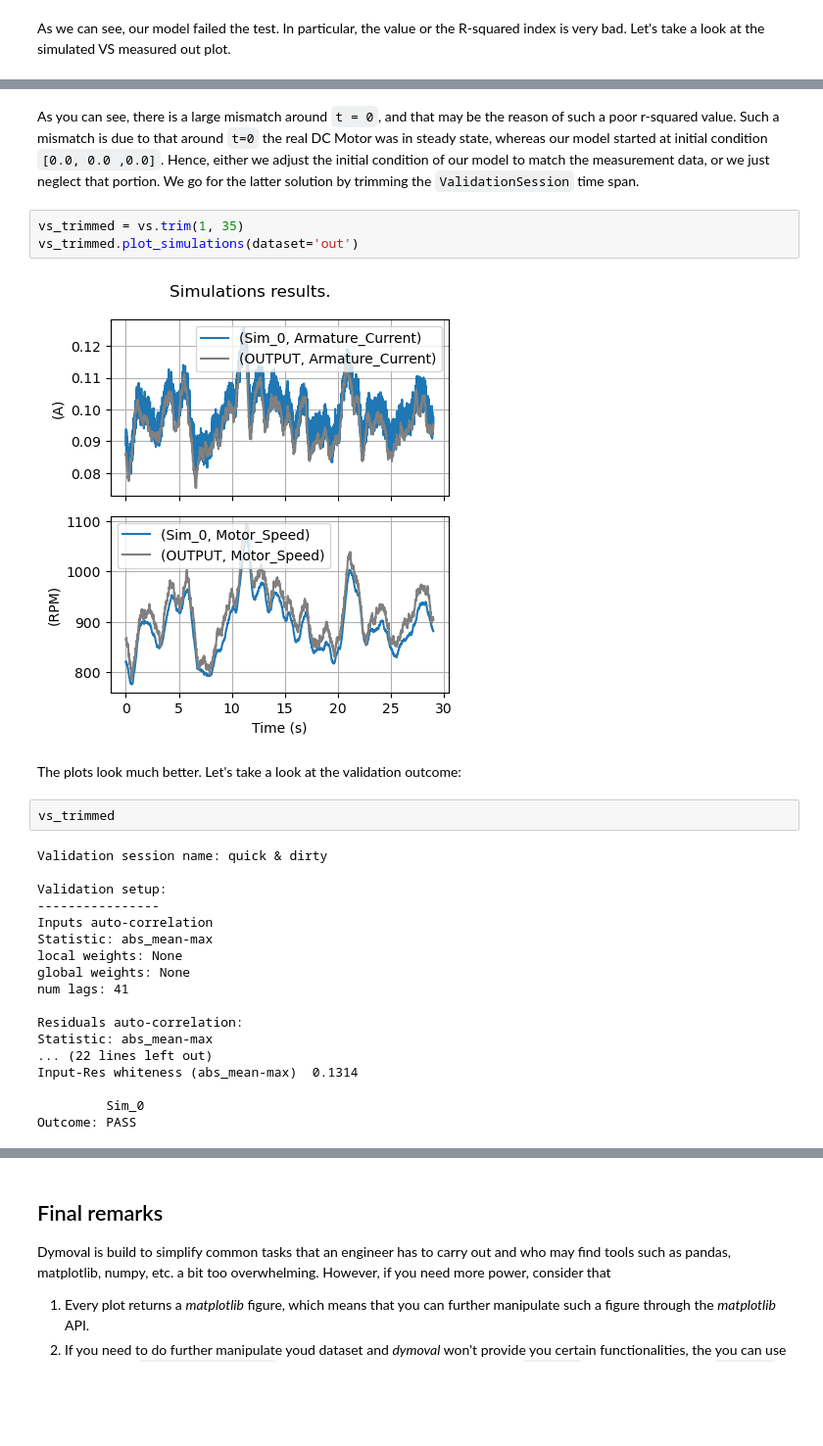
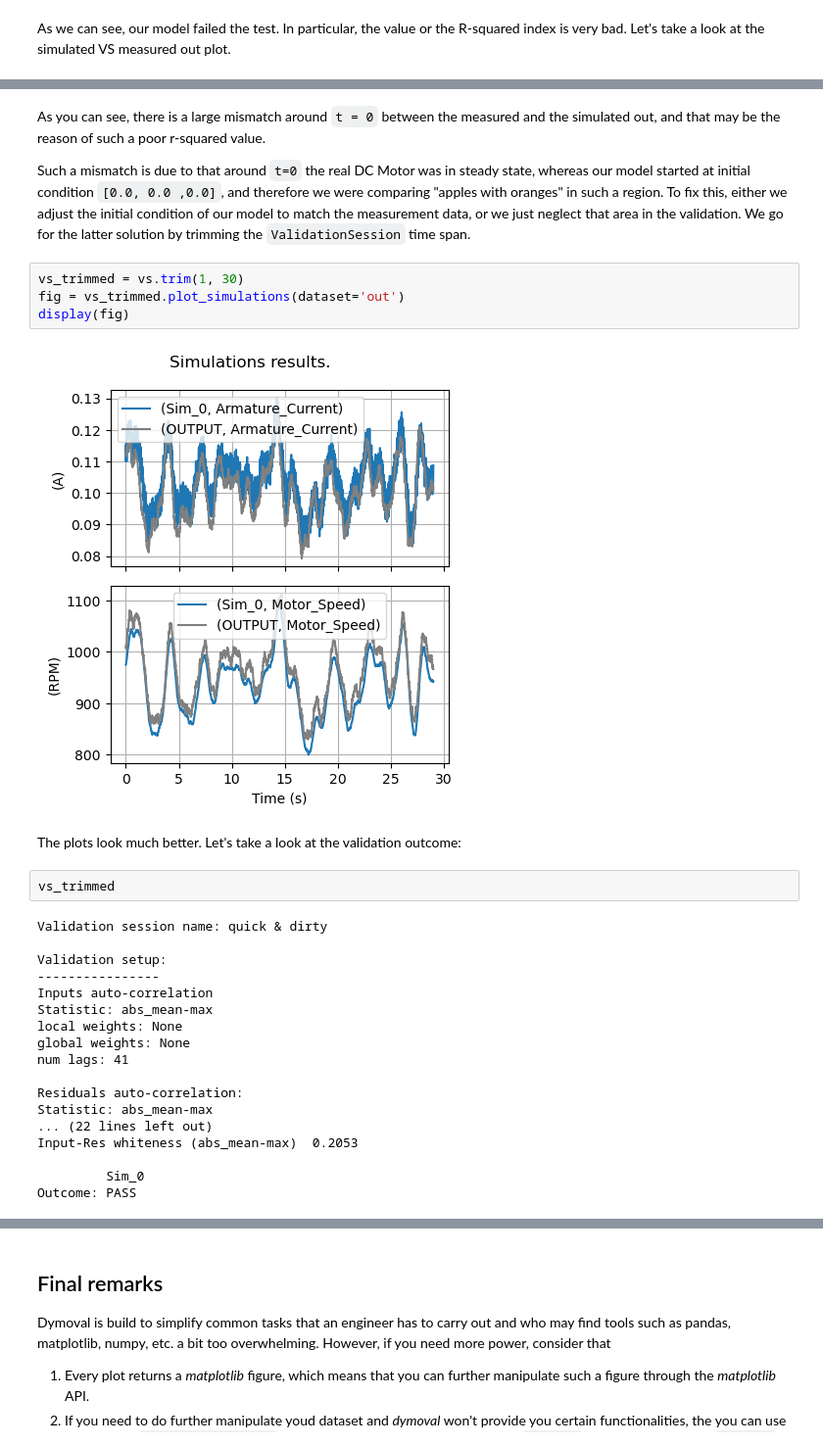
Before and after one commit to ubaldot/dymoval, a Jupyter notebook: src/dymoval_tutorial/dymoval_tutorial.ipynb, the cells around one changed output, grey strips where cells are left out. Shown at 98% size. Cells and saved outputs as stored; diff of their text form; blank space fills up the shorter version.

```diff
--- a/src/dymoval_tutorial/dymoval_tutorial.ipynb
+++ b/src/dymoval_tutorial/dymoval_tutorial.ipynb
@@ -243,10 +269,13 @@ vs.plot_simulations(dataset='out')
 # %% [markdown]
-As you can see, there is a large mismatch around `t = 0`, and that may be the reason of such a poor r-squared value. Such a mismatch is due to that around `t=0` the real DC Motor was in steady state, whereas our model started at initial condition `[0.0, 0.0 ,0.0]`. Hence, either we adjust the initial condition of our model to match the measurement data, or we just neglect that portion. We go for the latter solution by trimming the `ValidationSession` time span.
+As you can see, there is a large mismatch around `t = 0` between the measured and the simulated out, and that may be the reason of such a poor r-squared value.
+
+Such a mismatch is due to that around `t=0` the real DC Motor was in steady state, whereas our model started at initial condition `[0.0, 0.0 ,0.0]`, and therefore we were comparing "apples with oranges" in such a region. To fix this, either we adjust the initial condition of our model to match the measurement data, or we just neglect that area in the validation. We go for the latter solution by trimming the `ValidationSession` time span.
 # %%
-vs_trimmed = vs.trim(1, 35)
-vs_trimmed.plot_simulations(dataset='out')
+vs_trimmed = vs.trim(1, 30)
+fig = vs_trimmed.plot_simulations(dataset='out')
+display(fig)
 # %% [output]
-[figure, old version]
+[figure, new version]
 # %% [markdown]
 The plots look much better. Let's take a look at the validation outcome:
 # %%
@@ -265,7 +294,7 @@ num lags: 41
 Residuals auto-correlation:
 Statistic: abs_mean-max
 ... (22 lines left out)
-Input-Res whiteness (abs_mean-max)  0.1314
+Input-Res whiteness (abs_mean-max)  0.2053
 
          Sim_0
 Outcome: PASS
```
Also changed, not shown: parts of 37 cells of this notebook, 2 other files.
